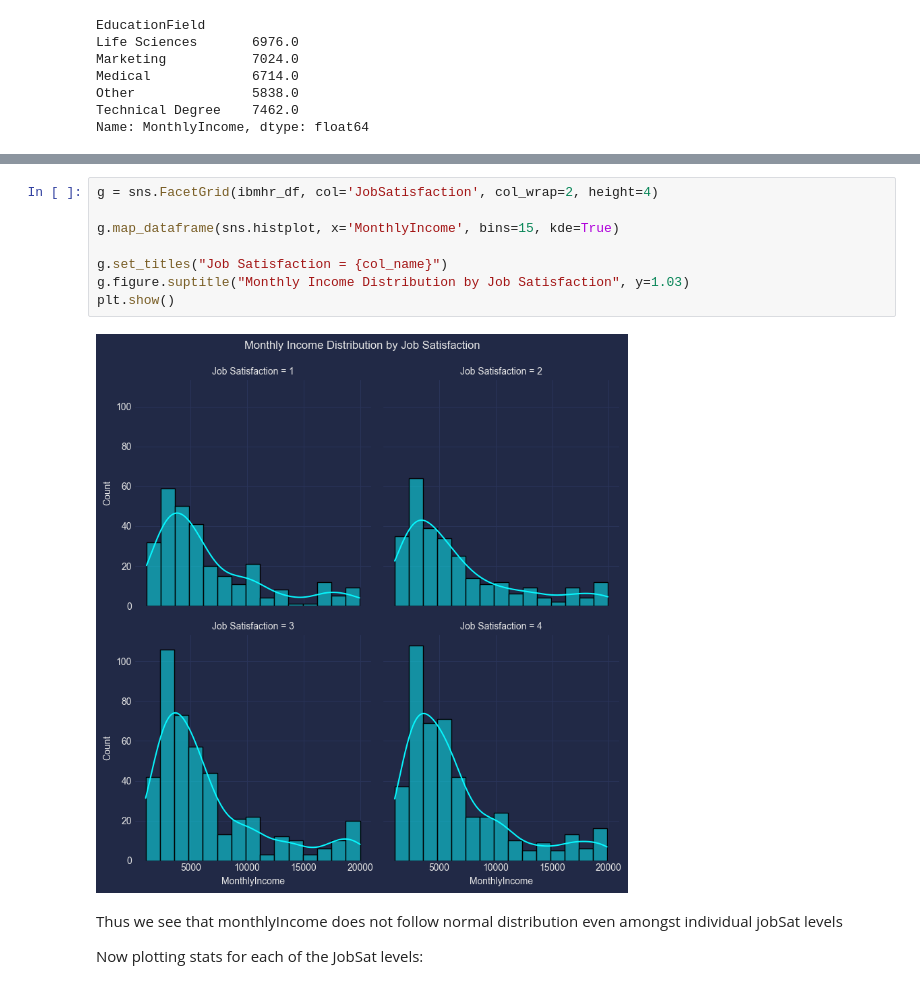
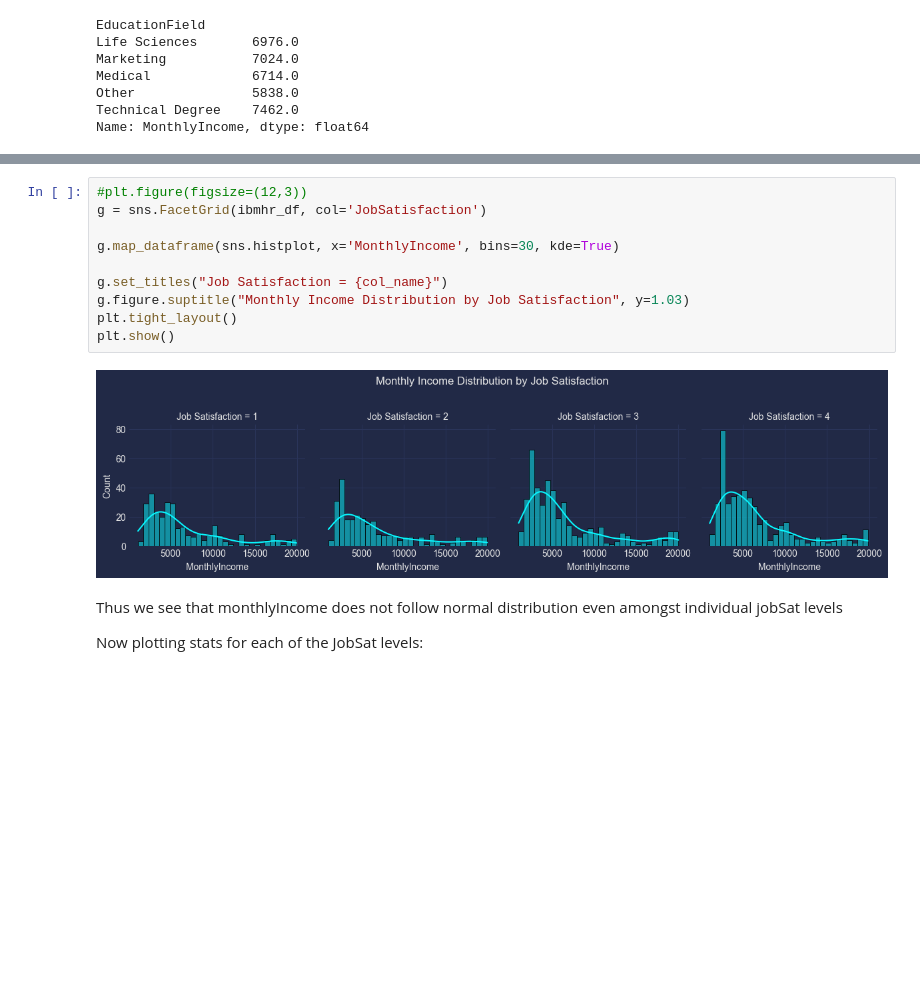
Before and after one commit to abhijeet-bhambere/python-ml-trail, a Jupyter notebook: ml_revision_1.ipynb, the cells around one changed output, grey strips where cells are left out. Saved outputs shown, nothing was run; the diff lists cells and outputs as text; blank space fills up the shorter version.

```diff
--- a/ml_revision_1.ipynb
+++ b/ml_revision_1.ipynb
@@ -538,13 +571,15 @@ plt.show()
 # %%
-g = sns.FacetGrid(ibmhr_df, col='JobSatisfaction', col_wrap=2, height=4)
+#plt.figure(figsize=(12,3))
+g = sns.FacetGrid(ibmhr_df, col='JobSatisfaction')
 
-g.map_dataframe(sns.histplot, x='MonthlyIncome', bins=15, kde=True)
+g.map_dataframe(sns.histplot, x='MonthlyIncome', bins=30, kde=True)
 
 g.set_titles("Job Satisfaction = {col_name}")
 g.figure.suptitle("Monthly Income Distribution by Job Satisfaction", y=1.03)
+plt.tight_layout()
 plt.show()
 # %% [output]
-[figure, old version]
+[figure, new version]
 # %% [markdown]
 Thus we see that monthlyIncome does not follow normal distribution even amongst individual jobSat levels
 
```
Also changed, not shown: parts of 26 cells of this notebook.
